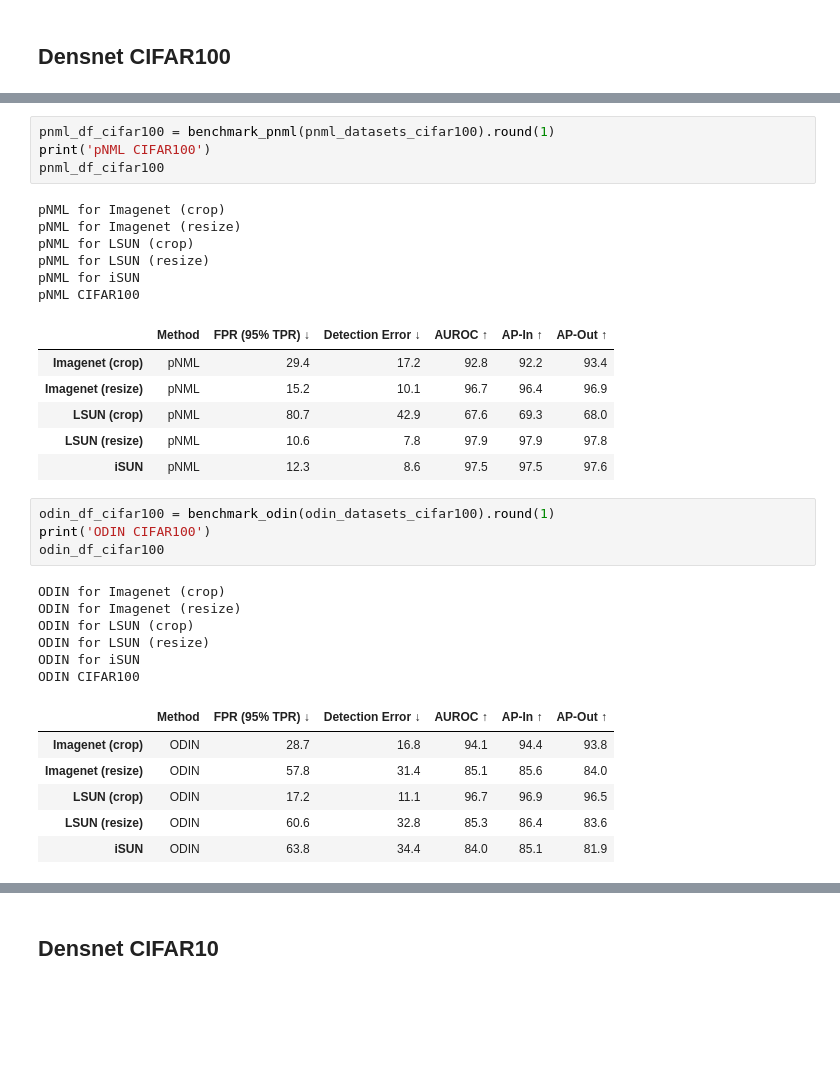
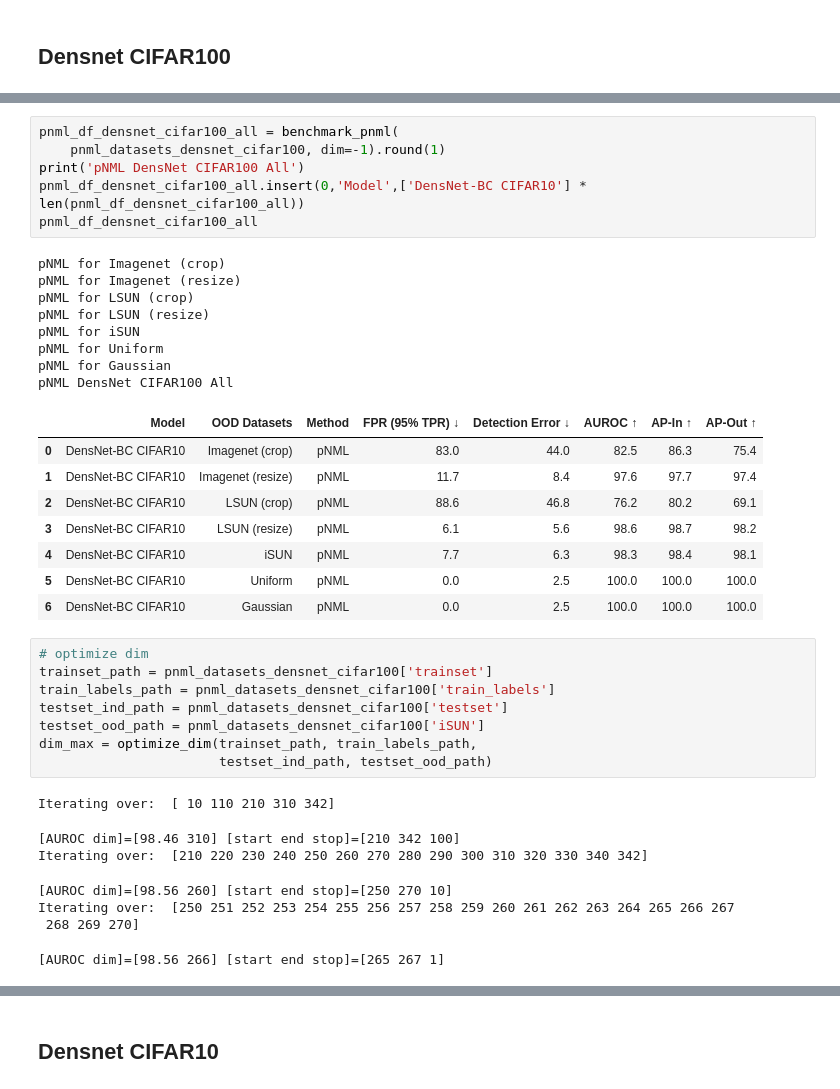
Before and after one commit to kobybibas/pnml_ood_detection, a Jupyter notebook: notebooks/embedding.ipynb, the cells around one changed output, grey strips where cells are left out. Drawn from its saved outputs; the diff is of its cells as text; blank space fills up the shorter version.

```diff
--- a/notebooks/embedding.ipynb
+++ b/notebooks/embedding.ipynb
@@ -49,34 +41,39 @@ odin_datasets_cifar100 = {key: osp.join(base_dir, value)
-# %%
-pnml_df_cifar100 = benchmark_pnml(pnml_datasets_cifar100).round(1)
-print('pNML CIFAR100')
-pnml_df_cifar100
-# %% [output]
-pNML for Imagenet (crop)
-pNML for Imagenet (resize)
-pNML for LSUN (crop)
-pNML for LSUN (resize)
-pNML for iSUN
-pNML CIFAR100
-|  | Method | FPR (95% TPR) ↓ | Detection Error ↓ | AUROC ↑ | AP-In ↑ | AP-Out ↑ |
-| Imagenet (crop) | pNML | 29.4 | 17.2 | 92.8 | 92.2 | 93.4 |
-| Imagenet (resize) | pNML | 15.2 | 10.1 | 96.7 | 96.4 | 96.9 |
-| LSUN (crop) | pNML | 80.7 | 42.9 | 67.6 | 69.3 | 68.0 |
-| LSUN (resize) | pNML | 10.6 | 7.8 | 97.9 | 97.9 | 97.8 |
-| iSUN | pNML | 12.3 | 8.6 | 97.5 | 97.5 | 97.6 |
-# %%
-odin_df_cifar100 = benchmark_odin(odin_datasets_cifar100).round(1)
-print('ODIN CIFAR100')
-odin_df_cifar100
-# %% [output]
-ODIN for Imagenet (crop)
-ODIN for Imagenet (resize)
-ODIN for LSUN (crop)
-ODIN for LSUN (resize)
-ODIN for iSUN
-ODIN CIFAR100
-|  | Method | FPR (95% TPR) ↓ | Detection Error ↓ | AUROC ↑ | AP-In ↑ | AP-Out ↑ |
-| Imagenet (crop) | ODIN | 28.7 | 16.8 | 94.1 | 94.4 | 93.8 |
-| Imagenet (resize) | ODIN | 57.8 | 31.4 | 85.1 | 85.6 | 84.0 |
-| LSUN (crop) | ODIN | 17.2 | 11.1 | 96.7 | 96.9 | 96.5 |
-| LSUN (resize) | ODIN | 60.6 | 32.8 | 85.3 | 86.4 | 83.6 |
-| iSUN | ODIN | 63.8 | 34.4 | 84.0 | 85.1 | 81.9 |
+# %%
+pnml_df_densnet_cifar100_all = benchmark_pnml(
+    pnml_datasets_densnet_cifar100, dim=-1).round(1)
+print('pNML DensNet CIFAR100 All')
+pnml_df_densnet_cifar100_all.insert(0,'Model',['DensNet-BC CIFAR10'] * len(pnml_df_densnet_cifar100_all))
+pnml_df_densnet_cifar100_all
+# %% [output]
+pNML for Imagenet (crop)
+pNML for Imagenet (resize)
+pNML for LSUN (crop)
+pNML for LSUN (resize)
+pNML for iSUN
+pNML for Uniform
+pNML for Gaussian
+pNML DensNet CIFAR100 All
+|  | Model | OOD Datasets | Method | FPR (95% TPR) ↓ | Detection Error ↓ | AUROC ↑ | AP-In ↑ | AP-Out ↑ |
+| 0 | DensNet-BC CIFAR10 | Imagenet (crop) | pNML | 83.0 | 44.0 | 82.5 | 86.3 | 75.4 |
+| 1 | DensNet-BC CIFAR10 | Imagenet (resize) | pNML | 11.7 | 8.4 | 97.6 | 97.7 | 97.4 |
+| 2 | DensNet-BC CIFAR10 | LSUN (crop) | pNML | 88.6 | 46.8 | 76.2 | 80.2 | 69.1 |
+| 3 | DensNet-BC CIFAR10 | LSUN (resize) | pNML | 6.1 | 5.6 | 98.6 | 98.7 | 98.2 |
+| 4 | DensNet-BC CIFAR10 | iSUN | pNML | 7.7 | 6.3 | 98.3 | 98.4 | 98.1 |
+| 5 | DensNet-BC CIFAR10 | Uniform | pNML | 0.0 | 2.5 | 100.0 | 100.0 | 100.0 |
+| 6 | DensNet-BC CIFAR10 | Gaussian | pNML | 0.0 | 2.5 | 100.0 | 100.0 | 100.0 |
+# %%
+# optimize dim
+trainset_path = pnml_datasets_densnet_cifar100['trainset']
+train_labels_path = pnml_datasets_densnet_cifar100['train_labels']
+testset_ind_path = pnml_datasets_densnet_cifar100['testset']
+testset_ood_path = pnml_datasets_densnet_cifar100['iSUN']
+dim_max = optimize_dim(trainset_path, train_labels_path,
+                       testset_ind_path, testset_ood_path)
+# %% [output]
+Iterating over:  [ 10 110 210 310 342]
+[AUROC dim]=[98.46 310] [start end stop]=[210 342 100]
+Iterating over:  [210 220 230 240 250 260 270 280 290 300 310 320 330 340 342]
+[AUROC dim]=[98.56 260] [start end stop]=[250 270 10]
+Iterating over:  [250 251 252 253 254 255 256 257 258 259 260 261 262 263 264 265 266 267
+ 268 269 270]
+[AUROC dim]=[98.56 266] [start end stop]=[265 267 1]
```
Also changed, not shown: parts of 28 cells of this notebook, 15 other files.
